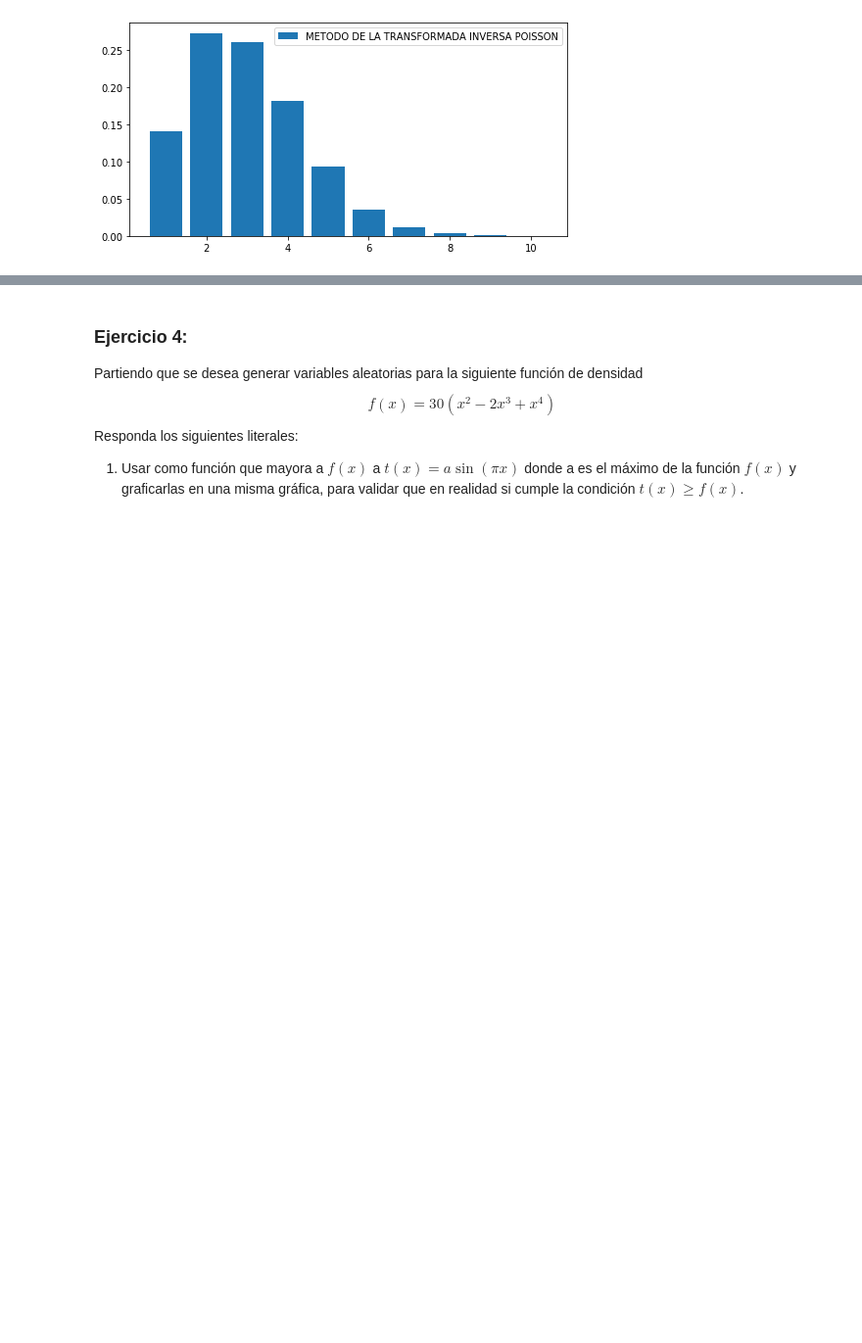
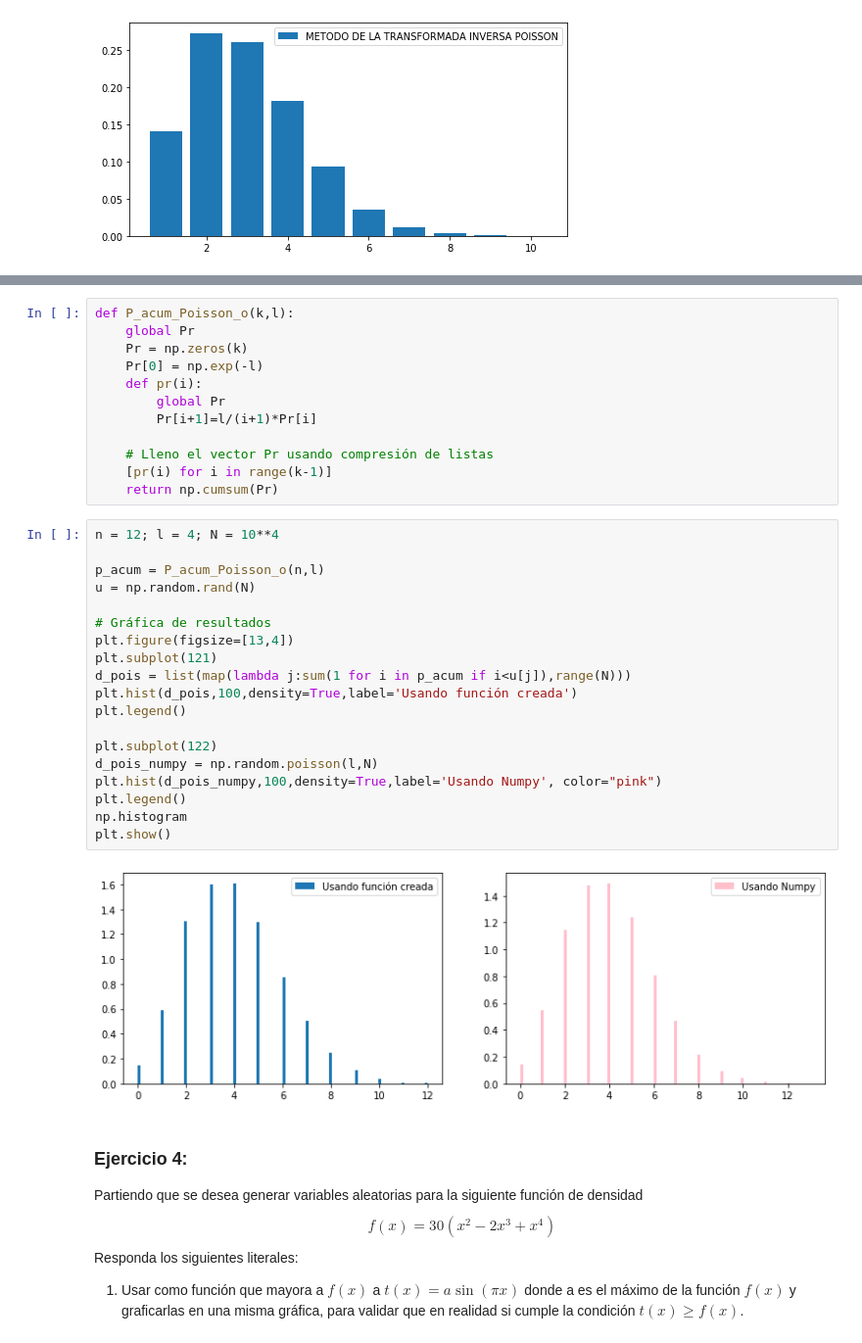
Before and after one commit to Sofiagarciaif/Tarea4_MCantu_SGarcia, a Jupyter notebook: Tarea4.ipynb, the cells around one changed output, grey strips where cells are left out. Shown at 98% size. Drawn from its saved outputs; the diff is of its cells as text; blank space fills up the shorter version.

```diff
--- a/Tarea4.ipynb
+++ b/Tarea4.ipynb
@@ -266,3 +290,36 @@ plot_histogram_discrete(d_binomial,'METODO DE LA TRANSFORMADA INVERSA POISSON')
+# %%
+def P_acum_Poisson_o(k,l):
+    global Pr
+    Pr = np.zeros(k)
+    Pr[0] = np.exp(-l)
+    def pr(i):
+        global Pr
+        Pr[i+1]=l/(i+1)*Pr[i]
+
+    # Lleno el vector Pr usando compresión de listas
+    [pr(i) for i in range(k-1)]
+    return np.cumsum(Pr)
+# %%
+n = 12; l = 4; N = 10**4
+
+p_acum = P_acum_Poisson_o(n,l)
+u = np.random.rand(N)
+
+# Gráfica de resultados
+plt.figure(figsize=[13,4])
+plt.subplot(121)
+d_pois = list(map(lambda j:sum(1 for i in p_acum if i<u[j]),range(N)))
+plt.hist(d_pois,100,density=True,label='Usando función creada')
+plt.legend()
+
+plt.subplot(122)
+d_pois_numpy = np.random.poisson(l,N)
+plt.hist(d_pois_numpy,100,density=True,label='Usando Numpy', color="pink")
+plt.legend()
+np.histogram
+plt.show()
+# %% [output]
+[figure, added]
 # %% [markdown]
 ### Ejercicio 4:
 Partiendo que se desea generar variables aleatorias para la siguiente función de densidad
```
Also changed, not shown: parts of 20 cells of this notebook.
